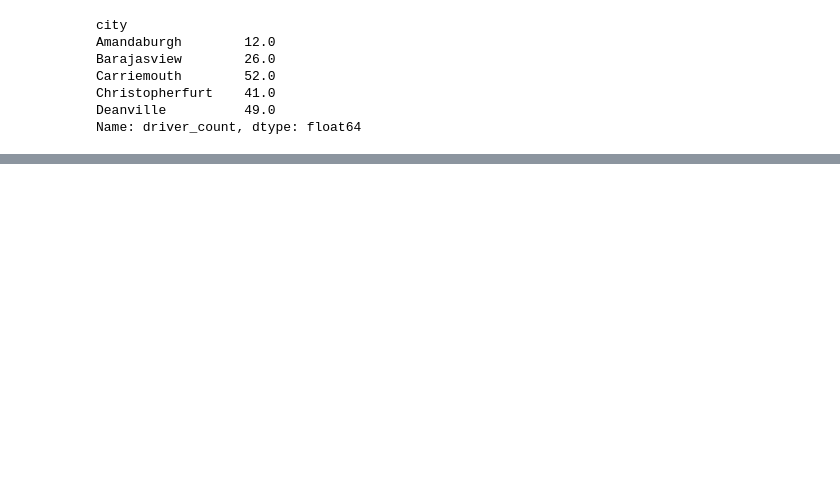
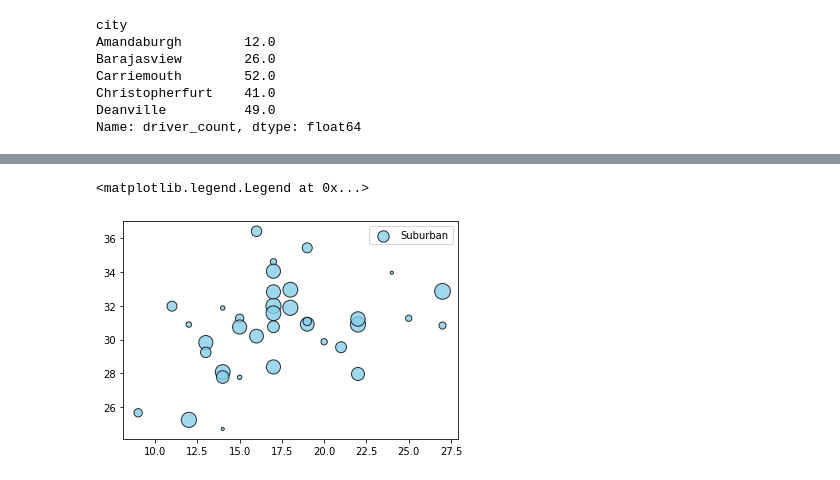
Before and after one commit to jisellejones/PyBer_Analysis, a Jupyter notebook: PyBer.ipynb, the cells around one changed output, grey strips where cells are left out. Drawn from its saved outputs; the diff is of its cells as text; code cells hidden in the pictures; blank space fills up the shorter version.

```diff
--- a/PyBer.ipynb
+++ b/PyBer.ipynb
@@ -238,0 +243,13 @@ Text(0, 0.5, 'Average Fare ($)')
+# %%
+# Build the scatter plots for suburban cities.
+plt.scatter(suburban_ride_count,
+            suburban_avg_fare,
+            s = 10 * suburban_driver_count,
+           c = "skyblue", edgecolor = "k",
+           linewidths = 1, alpha = 0.8,
+           label = "Suburban")
+#Add the legend
+plt.legend()
+# %% [output]
+<matplotlib.legend.Legend at 0x...>
+[figure, added]
```
Also changed, not shown: parts of 4 cells of this notebook.
